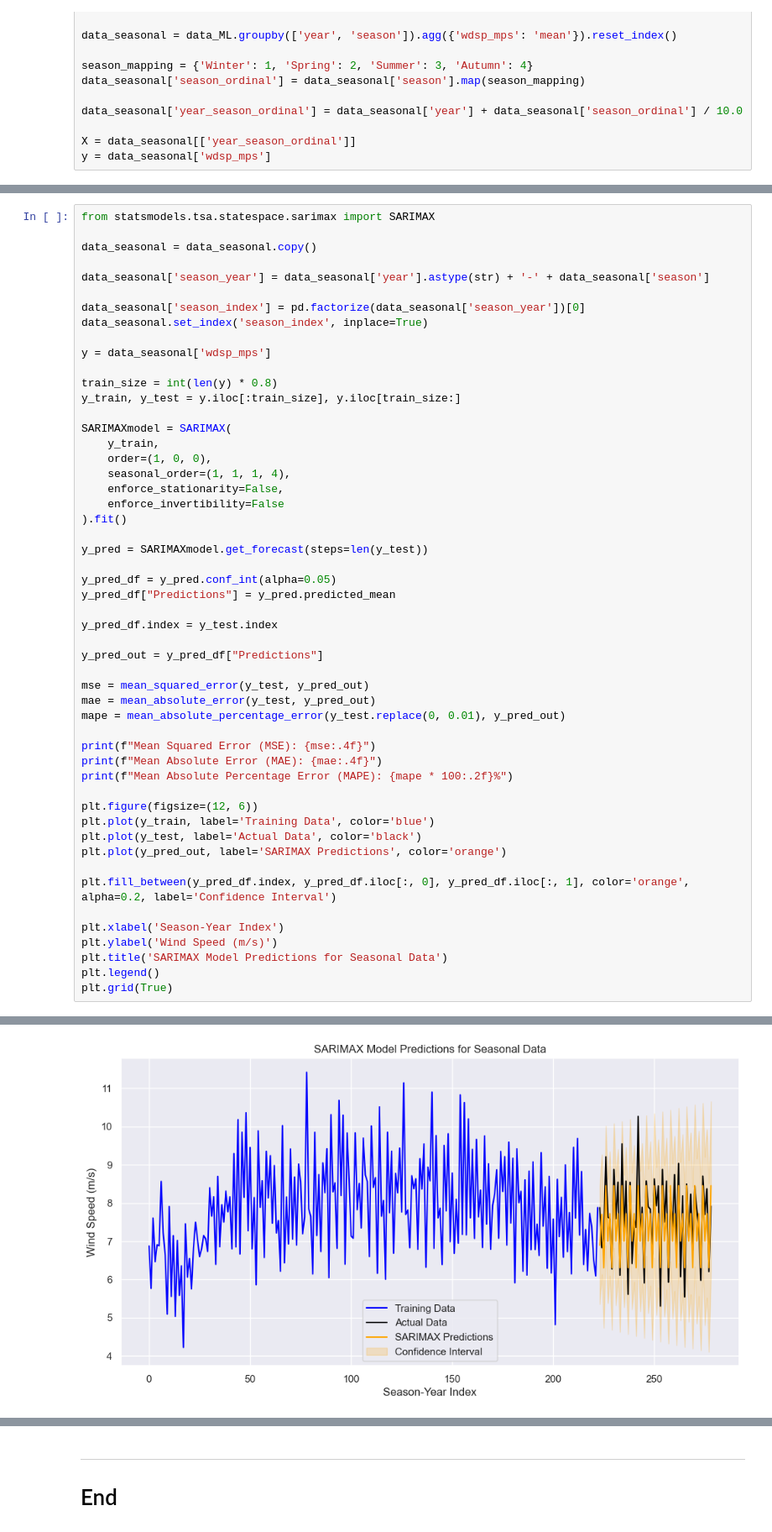
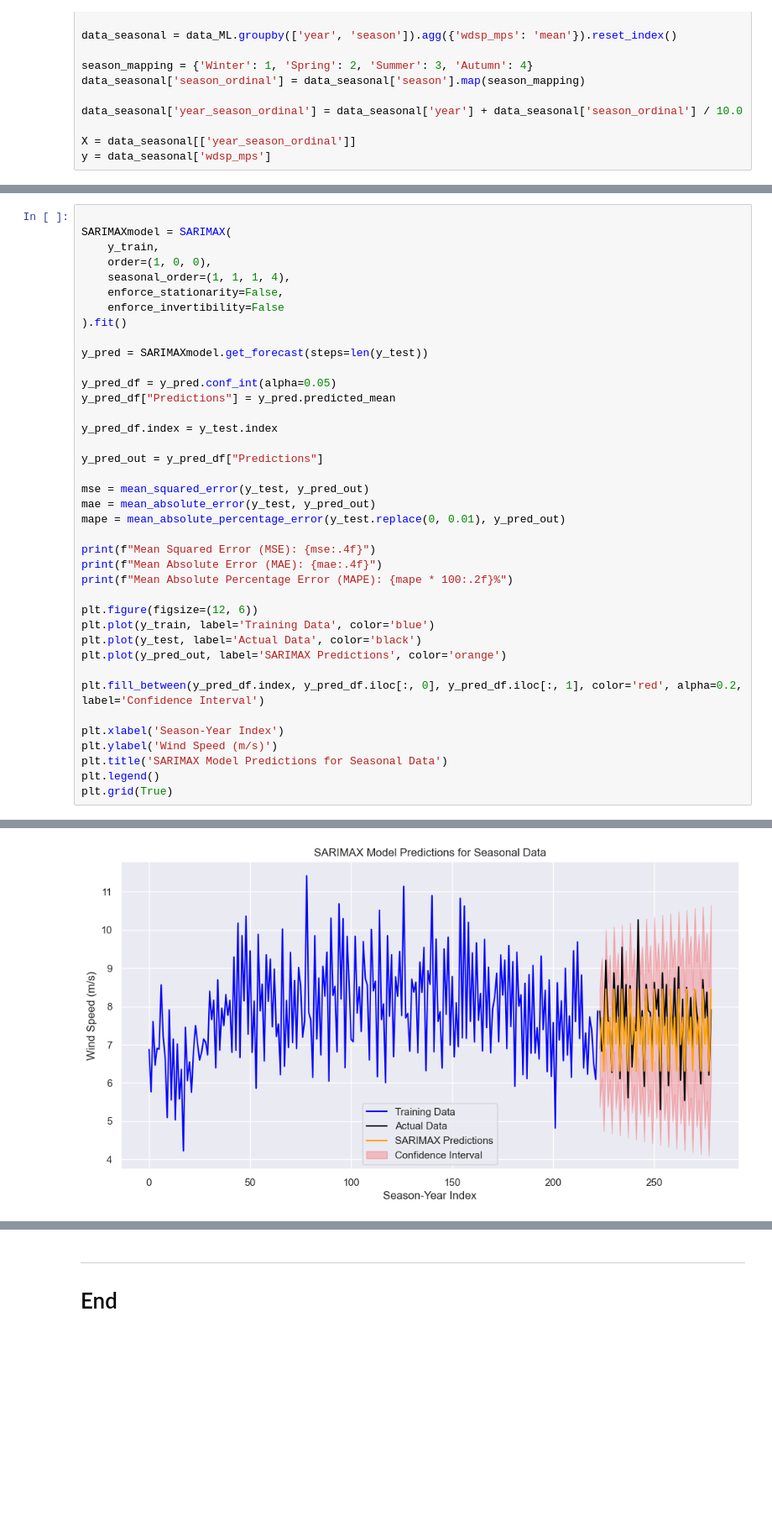
Before and after one commit to YuliiaKharchenko/PFDA, a Jupyter notebook: project/Wind_analisys.ipynb, the cells around one changed output, grey strips where cells are left out. Shown at 84% size. Saved outputs shown, nothing was run; the diff lists cells and outputs as text; blank space fills up the shorter version.

```diff
--- a/project/Wind_analisys.ipynb
+++ b/project/Wind_analisys.ipynb
@@ -745,17 +837,4 @@ MAPE: 14.59%
 # %%
-from statsmodels.tsa.statespace.sarimax import SARIMAX
-
-data_seasonal = data_seasonal.copy()
-
-data_seasonal['season_year'] = data_seasonal['year'].astype(str) + '-' + data_seasonal['season']
-
-data_seasonal['season_index'] = pd.factorize(data_seasonal['season_year'])[0]
-data_seasonal.set_index('season_index', inplace=True)
-
-y = data_seasonal['wdsp_mps']
-
-train_size = int(len(y) * 0.8)
-y_train, y_test = y.iloc[:train_size], y.iloc[train_size:]
 
 SARIMAXmodel = SARIMAX(
     y_train,
@@ -770,32 +849,32 @@ y_pred = SARIMAXmodel.get_forecast(steps=len(y_test))
 y_pred_df = y_pred.conf_int(alpha=0.05)
 y_pred_df["Predictions"] = y_pred.predicted_mean
 
 y_pred_df.index = y_test.index
 
 y_pred_out = y_pred_df["Predictions"]
 
 mse = mean_squared_error(y_test, y_pred_out)
 mae = mean_absolute_error(y_test, y_pred_out)
 mape = mean_absolute_percentage_error(y_test.replace(0, 0.01), y_pred_out)
 
 print(f"Mean Squared Error (MSE): {mse:.4f}")
 print(f"Mean Absolute Error (MAE): {mae:.4f}")
 print(f"Mean Absolute Percentage Error (MAPE): {mape * 100:.2f}%")
 
 plt.figure(figsize=(12, 6))
 plt.plot(y_train, label='Training Data', color='blue')
 plt.plot(y_test, label='Actual Data', color='black')
 plt.plot(y_pred_out, label='SARIMAX Predictions', color='orange')
 
-plt.fill_between(y_pred_df.index, y_pred_df.iloc[:, 0], y_pred_df.iloc[:, 1], color='orange', alpha=0.2, label='Confidence Interval')
+plt.fill_between(y_pred_df.index, y_pred_df.iloc[:, 0], y_pred_df.iloc[:, 1], color='red', alpha=0.2, label='Confidence Interval')
 
 plt.xlabel('Season-Year Index')
 plt.ylabel('Wind Speed (m/s)')
 plt.title('SARIMAX Model Predictions for Seasonal Data')
 plt.legend()
 plt.grid(True)
 # %% [output]
 Mean Squared Error (MSE): 0.4057
 Mean Absolute Error (MAE): 0.5282
 Mean Absolute Percentage Error (MAPE): 6.99%
-[figure, old version]
+[figure, new version]
```
Also changed, not shown: parts of 7 cells of this notebook.
